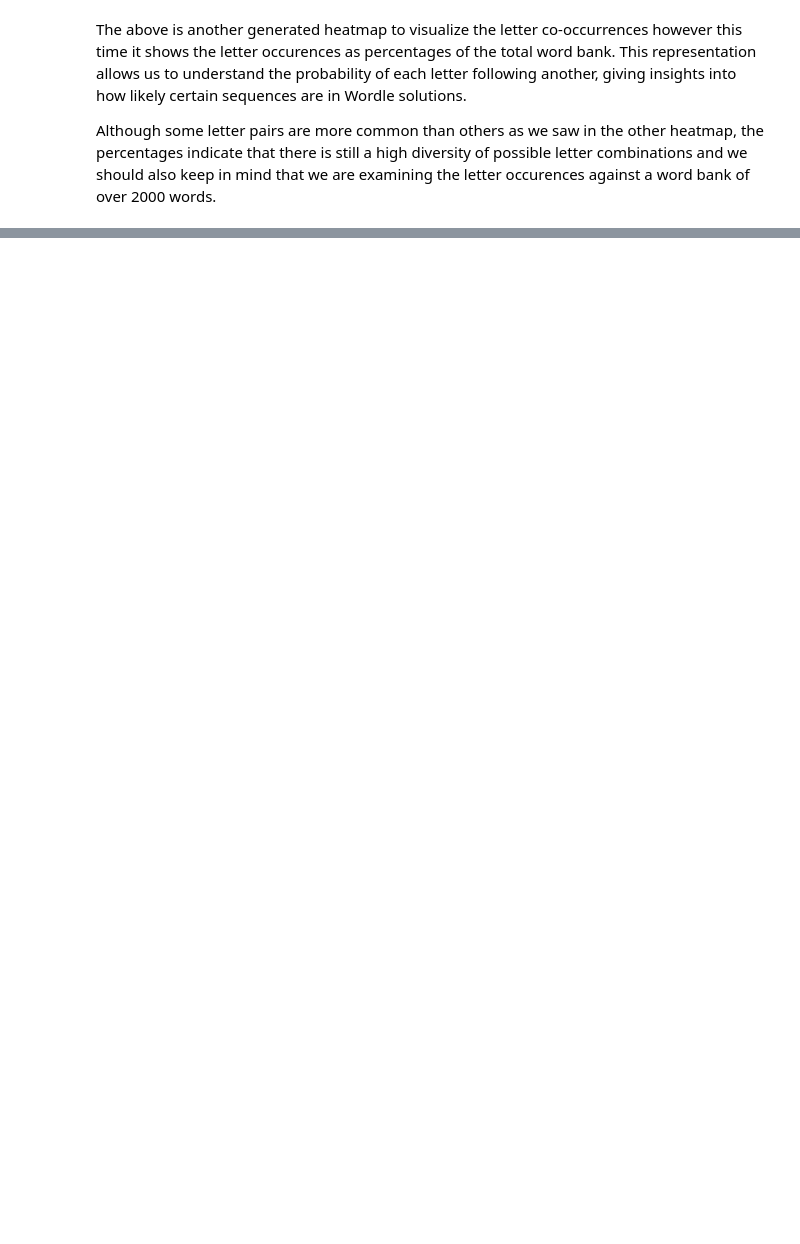
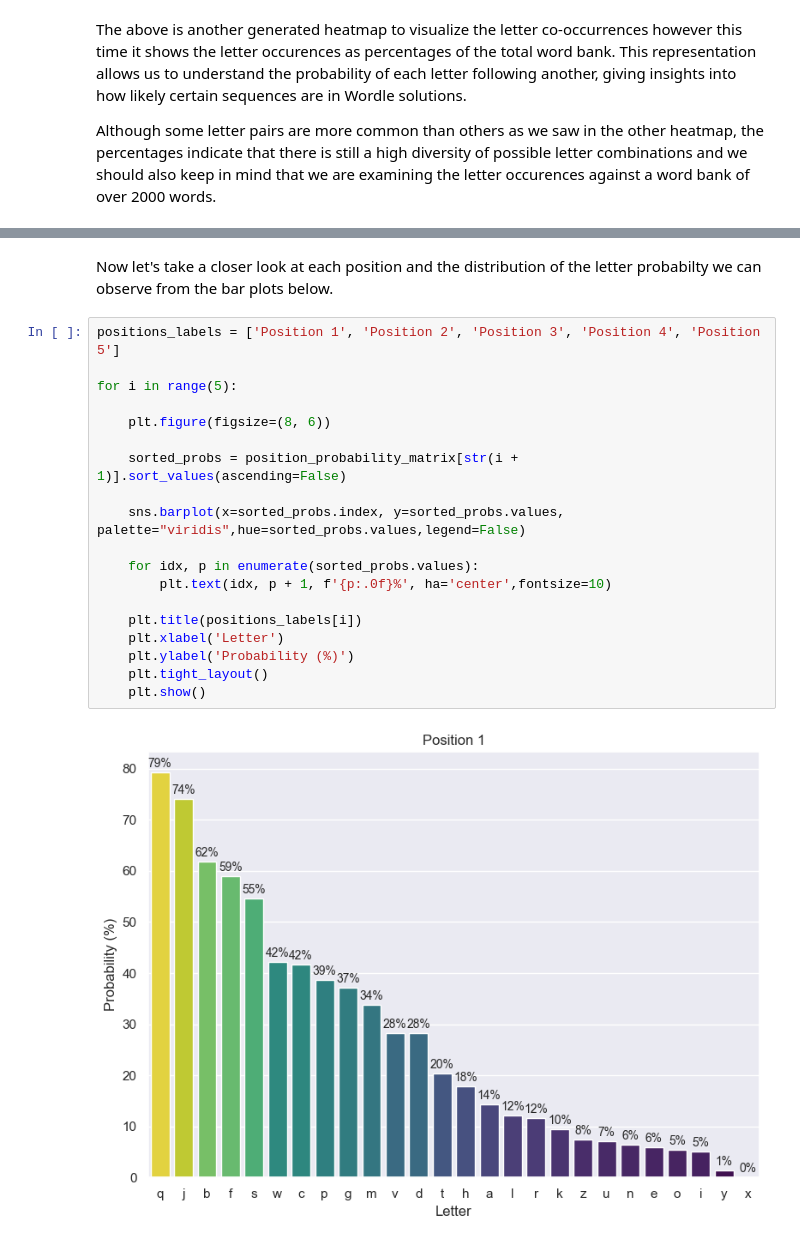
Before and after one commit to Dom17Pham/WordleMe, a Jupyter notebook: WordleAnalysis.ipynb, the cells around one changed output, grey strips where cells are left out. Drawn from its saved outputs; the diff is of its cells as text; blank space fills up the shorter version.

```diff
--- a/WordleAnalysis.ipynb
+++ b/WordleAnalysis.ipynb
@@ -266,0 +299,23 @@ Although some letter pairs are more common than others as we saw in the other he
+# %% [markdown]
+Now let's take a closer look at each position and the distribution of the letter probabilty we can observe from the bar plots below.
+# %%
+positions_labels = ['Position 1', 'Position 2', 'Position 3', 'Position 4', 'Position 5']
+
+for i in range(5):
+
+    plt.figure(figsize=(8, 6))
+
+    sorted_probs = position_probability_matrix[str(i + 1)].sort_values(ascending=False)
+
+    sns.barplot(x=sorted_probs.index, y=sorted_probs.values, palette="viridis",hue=sorted_probs.values,legend=False)
+
+    for idx, p in enumerate(sorted_probs.values):
+        plt.text(idx, p + 1, f'{p:.0f}%', ha='center',fontsize=10)
+
+    plt.title(positions_labels[i])
+    plt.xlabel('Letter')
+    plt.ylabel('Probability (%)')
+    plt.tight_layout()
+    plt.show()
+# %% [output]
+[figure, added]
```
Also changed, not shown: parts of 7 cells of this notebook.
